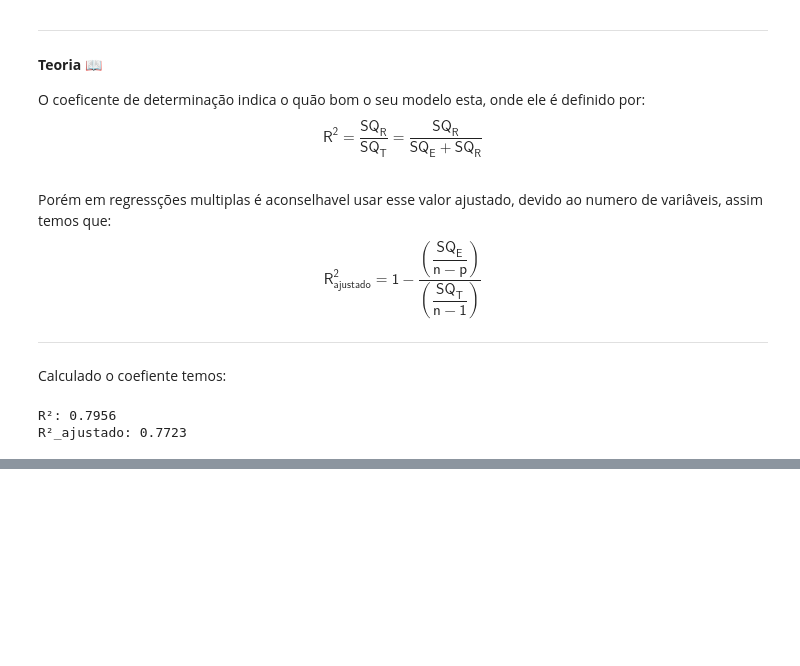
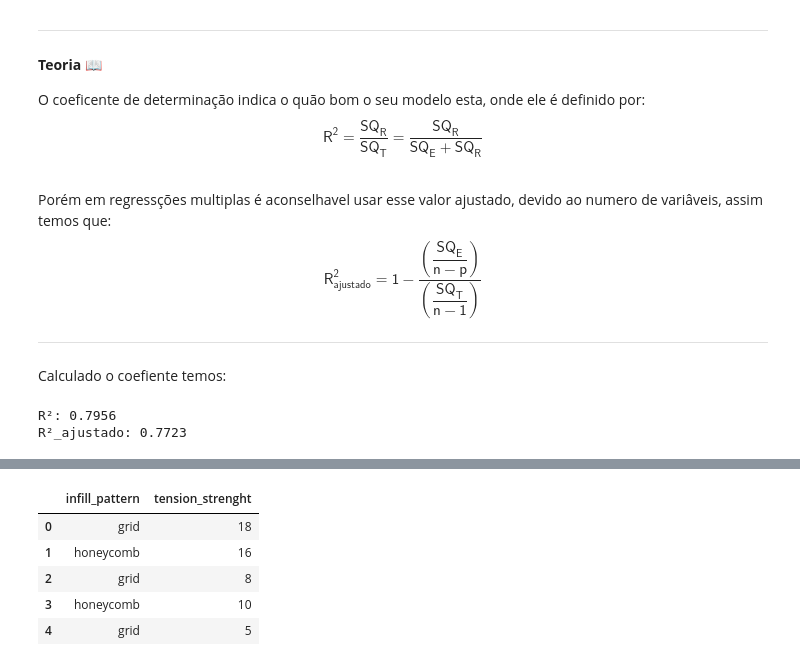
Before and after one commit to Guirubio94/3D-Printer-Analysis, a Jupyter notebook: #02.0-Notebook-Relatorio_de_analise_dos_dados.ipynb, the cells around one changed output, grey strips where cells are left out. Saved outputs shown, nothing was run; the diff lists cells and outputs as text; code cells hidden in the pictures; blank space fills up the shorter version.

```diff
--- a/#02.0-Notebook-Relatorio_de_analise_dos_dados.ipynb
+++ b/#02.0-Notebook-Relatorio_de_analise_dos_dados.ipynb
@@ -633,0 +732,10 @@ R²_ajustado: 0.7723
+# %%
+data_ten_ptt = dados[['infill_pattern', 'tension_strenght']]
+data_ten_ptt.head()
+# %% [output]
+|  | infill_pattern | tension_strenght |
+| 0 | grid | 18 |
+| 1 | honeycomb | 16 |
+| 2 | grid | 8 |
+| 3 | honeycomb | 10 |
+| 4 | grid | 5 |
```
Also changed, not shown: parts of 14 cells of this notebook.
